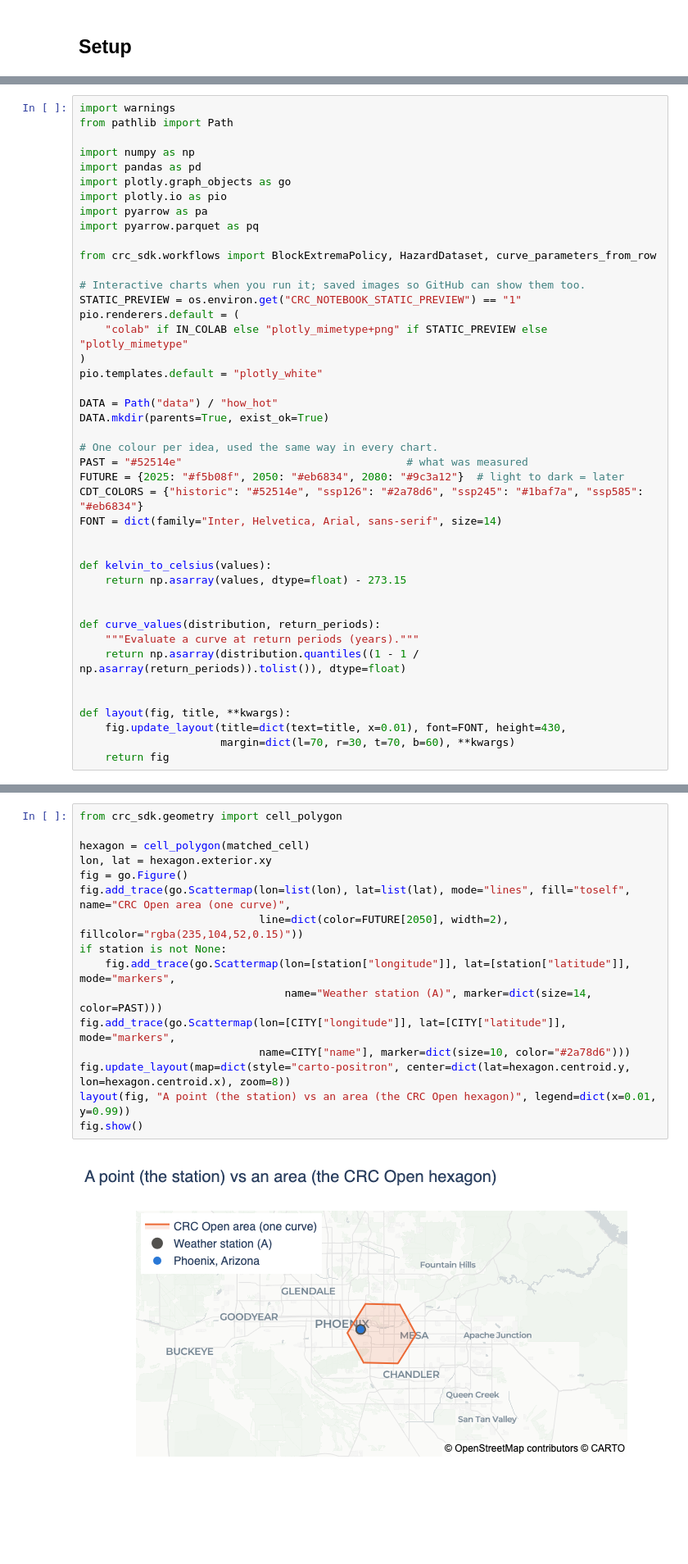
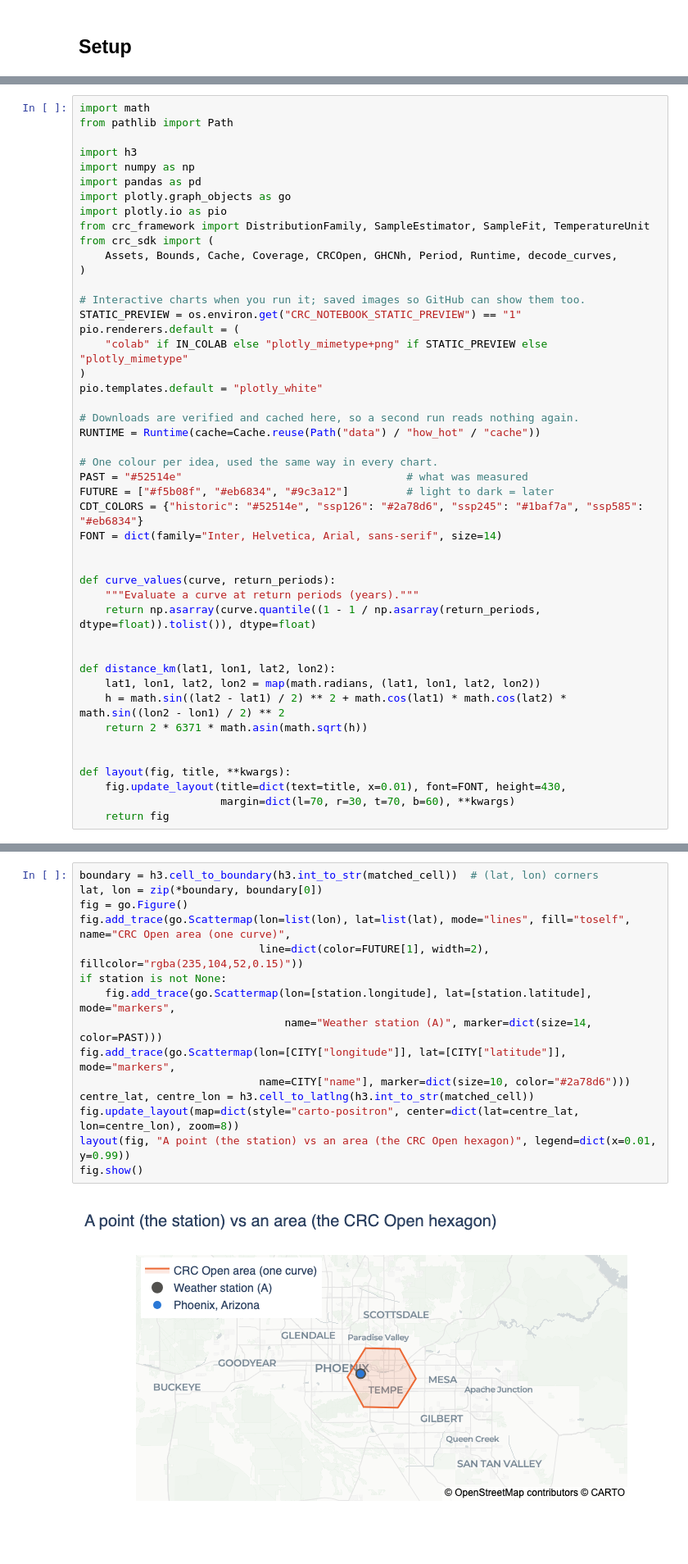
Before and after one commit to RiskThinking/crc-docs, a Jupyter notebook: notebooks/how_hot_will_it_get.ipynb, the cells around one changed output, grey strips where cells are left out. Shown at 82% size. Cells and saved outputs as stored; diff of their text form; blank space fills up the shorter version.

```diff
--- a/notebooks/how_hot_will_it_get.ipynb
+++ b/notebooks/how_hot_will_it_get.ipynb
@@ -42,15 +45,16 @@ HORIZONS = (2025, 2050, 2080)
 # %%
-import warnings
+import math
 from pathlib import Path
 
+import h3
 import numpy as np
 import pandas as pd
 import plotly.graph_objects as go
 import plotly.io as pio
-import pyarrow as pa
-import pyarrow.parquet as pq
-
-from crc_sdk.workflows import BlockExtremaPolicy, HazardDataset, curve_parameters_from_row
+from crc_framework import DistributionFamily, SampleEstimator, SampleFit, TemperatureUnit
+from crc_sdk import (
+    Assets, Bounds, Cache, Coverage, CRCOpen, GHCNh, Period, Runtime, decode_curves,
+)
 
 # Interactive charts when you run it; saved images so GitHub can show them too.
 STATIC_PREVIEW = os.environ.get("CRC_NOTEBOOK_STATIC_PREVIEW") == "1"
@@ -59,23 +63,25 @@ pio.renderers.default = (
 )
 pio.templates.default = "plotly_white"
 
-DATA = Path("data") / "how_hot"
-DATA.mkdir(parents=True, exist_ok=True)
+# Downloads are verified and cached here, so a second run reads nothing again.
+RUNTIME = Runtime(cache=Cache.reuse(Path("data") / "how_hot" / "cache"))
 
 # One colour per idea, used the same way in every chart.
 PAST = "#52514e"                                   # what was measured
-FUTURE = {2025: "#f5b08f", 2050: "#eb6834", 2080: "#9c3a12"}  # light to dark = later
+FUTURE = ["#f5b08f", "#eb6834", "#9c3a12"]         # light to dark = later
 CDT_COLORS = {"historic": "#52514e", "ssp126": "#2a78d6", "ssp245": "#1baf7a", "ssp585": "#eb6834"}
 FONT = dict(family="Inter, Helvetica, Arial, sans-serif", size=14)
 
 
-def kelvin_to_celsius(values):
-    return np.asarray(values, dtype=float) - 273.15
+def curve_values(curve, return_periods):
+    """Evaluate a curve at return periods (years)."""
+    return np.asarray(curve.quantile((1 - 1 / np.asarray(return_periods, dtype=float)).tolist()), dtype=float)
 
 
-def curve_values(distribution, return_periods):
-    """Evaluate a curve at return periods (years)."""
-    return np.asarray(distribution.quantiles((1 - 1 / np.asarray(return_periods)).tolist()), dtype=float)
+def distance_km(lat1, lon1, lat2, lon2):
+    lat1, lon1, lat2, lon2 = map(math.radians, (lat1, lon1, lat2, lon2))
+    h = math.sin((lat2 - lat1) / 2) ** 2 + math.cos(lat1) * math.cos(lat2) * math.sin((lon2 - lon1) / 2) ** 2
+    return 2 * 6371 * math.asin(math.sqrt(h))
 
 
 def layout(fig, title, **kwargs):
@@ -282,23 +304,22 @@ fig.show()
 > Knowing *why* sources differ is the point: crc-sdk keeps each curve's units,
 > source and coverage attached, so you can always check.
 # %%
-from crc_sdk.geometry import cell_polygon
-
-hexagon = cell_polygon(matched_cell)
-lon, lat = hexagon.exterior.xy
+boundary = h3.cell_to_boundary(h3.int_to_str(matched_cell))  # (lat, lon) corners
+lat, lon = zip(*boundary, boundary[0])
 fig = go.Figure()
 fig.add_trace(go.Scattermap(lon=list(lon), lat=list(lat), mode="lines", fill="toself", name="CRC Open area (one curve)",
-                            line=dict(color=FUTURE[2050], width=2), fillcolor="rgba(235,104,52,0.15)"))
+                            line=dict(color=FUTURE[1], width=2), fillcolor="rgba(235,104,52,0.15)"))
 if station is not None:
-    fig.add_trace(go.Scattermap(lon=[station["longitude"]], lat=[station["latitude"]], mode="markers",
+    fig.add_trace(go.Scattermap(lon=[station.longitude], lat=[station.latitude], mode="markers",
                                 name="Weather station (A)", marker=dict(size=14, color=PAST)))
 fig.add_trace(go.Scattermap(lon=[CITY["longitude"]], lat=[CITY["latitude"]], mode="markers",
                             name=CITY["name"], marker=dict(size=10, color="#2a78d6")))
-fig.update_layout(map=dict(style="carto-positron", center=dict(lat=hexagon.centroid.y, lon=hexagon.centroid.x), zoom=8))
+centre_lat, centre_lon = h3.cell_to_latlng(h3.int_to_str(matched_cell))
+fig.update_layout(map=dict(style="carto-positron", center=dict(lat=centre_lat, lon=centre_lon), zoom=8))
 layout(fig, "A point (the station) vs an area (the CRC Open hexagon)", legend=dict(x=0.01, y=0.99))
 fig.show()
 # %% [output]
-[figure, old version]
+[figure, new version]
 # %% [markdown]
 ### The answer, in one picture
 
```
Also changed, not shown: parts of 15 cells of this notebook, 6 other files.
